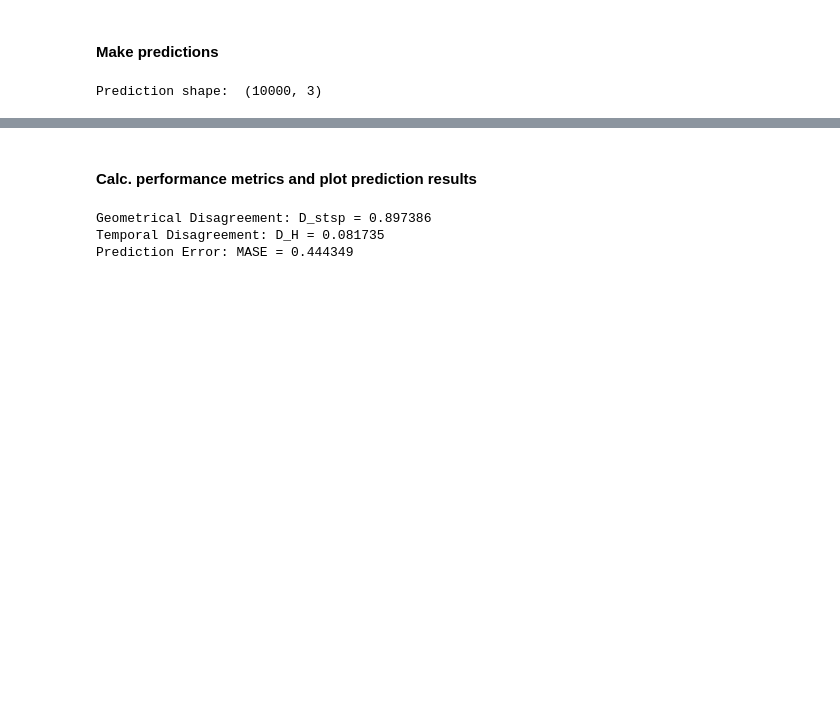
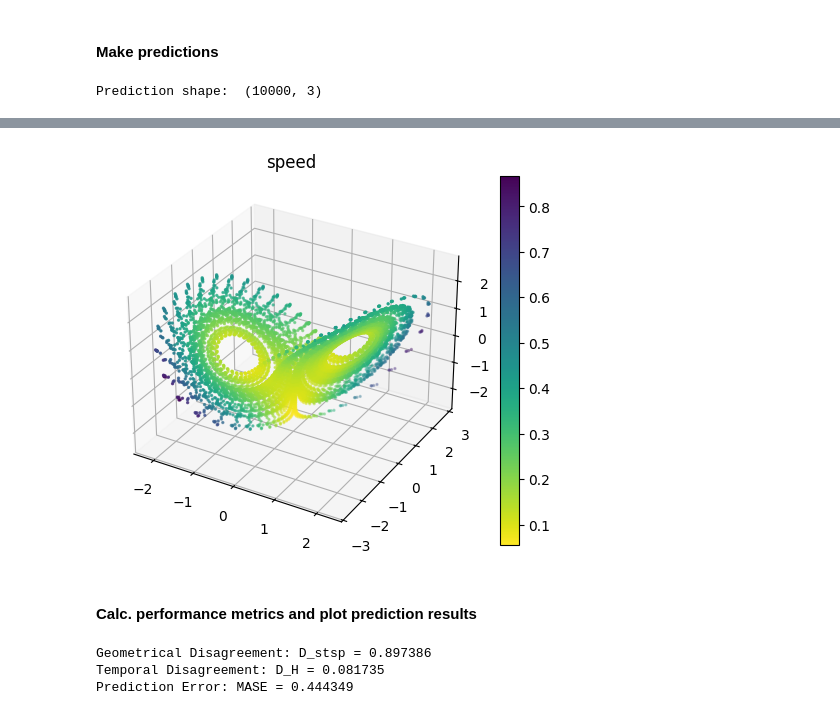
Before and after one commit to Fjallripa/DynaMix, a Jupyter notebook: notebooks/example_evaluation_DSR.ipynb, the cells around one changed output, grey strips where cells are left out. Drawn from its saved outputs; the diff is of its cells as text; code cells hidden in the pictures; blank space fills up the shorter version.

```diff
--- a/notebooks/example_evaluation_DSR.ipynb
+++ b/notebooks/example_evaluation_DSR.ipynb
@@ -69,3 +127,13 @@ Prediction shape:  (10000, 3)
+# %%
+fig=plt.figure()
+ax = fig.add_subplot(projection='3d')
+ax.set_title("speed")
+speed = np.sqrt(np.sum((median[1:]-median[:-1])**2, axis=1))
+scatter = ax.scatter(*median[:-1].T, s=2, c=speed[:], cmap='viridis_r')
+plt.colorbar(scatter)
+plt.show()
+# %% [output]
+[figure, added]
 # %% [markdown]
 #### Calc. performance metrics and plot prediction results
 # %%
```
Also changed, not shown: parts of 3 cells of this notebook, 2 other files.
